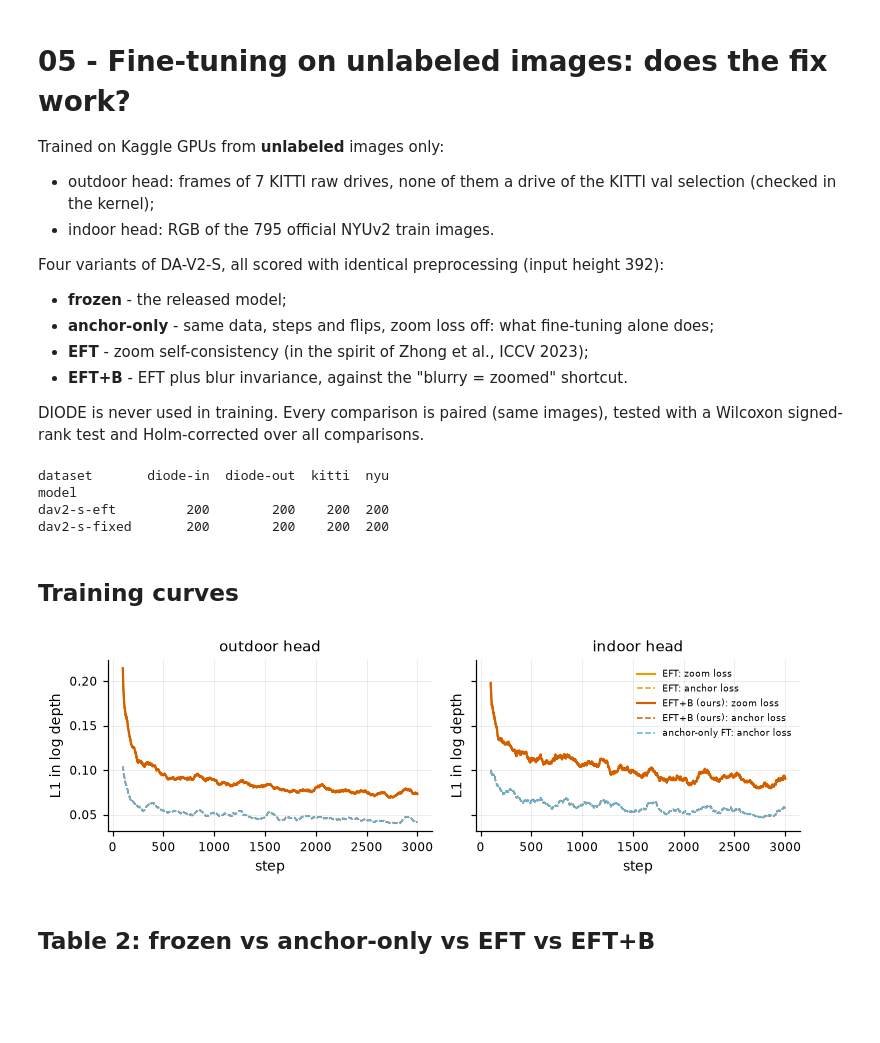
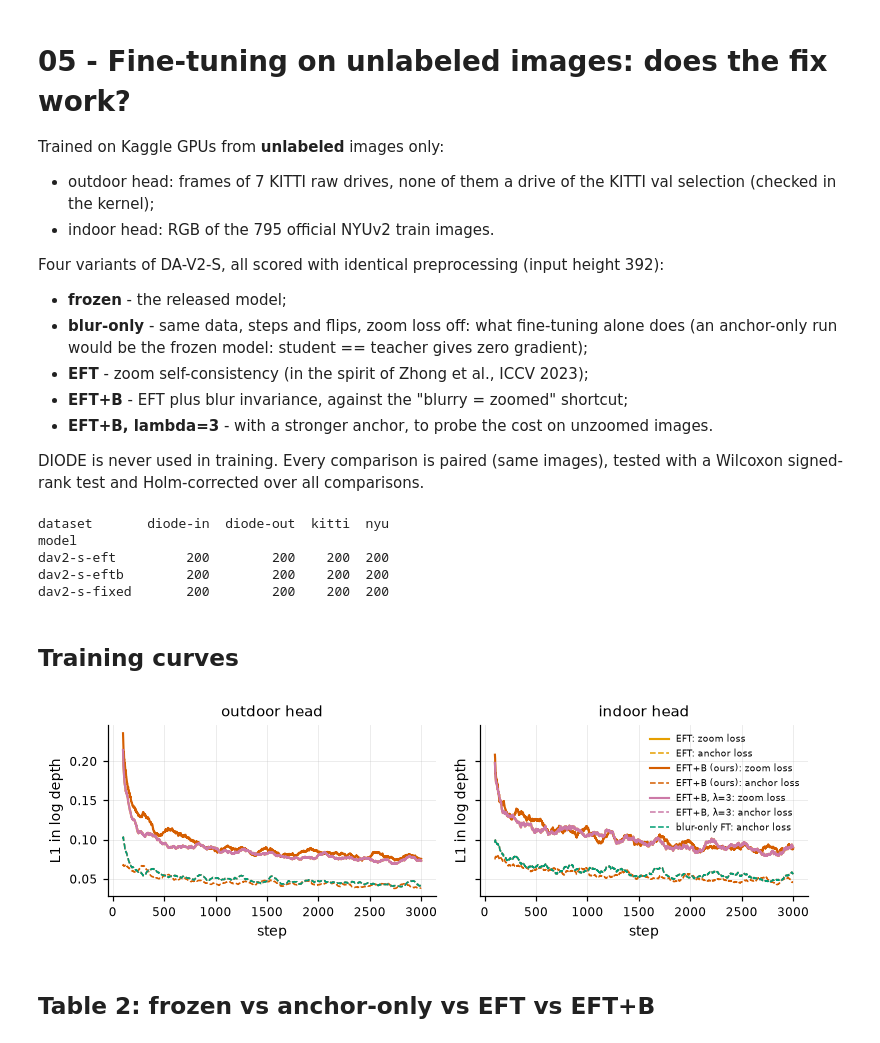
Before and after one commit to rabeyanoor/zoom-equivariance, a Jupyter notebook: notebooks/05_eft_results.ipynb, the cells around one changed output. Drawn from its saved outputs; the diff is of its cells as text; code cells hidden in the pictures; blank space fills up the shorter version.

```diff
--- a/notebooks/05_eft_results.ipynb
+++ b/notebooks/05_eft_results.ipynb
@@ -8,9 +8,11 @@ Trained on Kaggle GPUs from **unlabeled** images only:
 
 Four variants of DA-V2-S, all scored with identical preprocessing (input height 392):
 - **frozen** - the released model;
-- **anchor-only** - same data, steps and flips, zoom loss off: what fine-tuning alone does;
+- **blur-only** - same data, steps and flips, zoom loss off: what fine-tuning alone does
+  (an anchor-only run would be the frozen model: student == teacher gives zero gradient);
 - **EFT** - zoom self-consistency (in the spirit of Zhong et al., ICCV 2023);
-- **EFT+B** - EFT plus blur invariance, against the "blurry = zoomed" shortcut.
+- **EFT+B** - EFT plus blur invariance, against the "blurry = zoomed" shortcut;
+- **EFT+B, lambda=3** - with a stronger anchor, to probe the cost on unzoomed images.
 
 DIODE is never used in training. Every comparison is paired (same images), tested with a
 Wilcoxon signed-rank test and Holm-corrected over all comparisons.
@@ -32,7 +34,8 @@ import plotstyle as ps
 ps.use()
 TAB = ROOT / "outputs/tables"
 EFT = ROOT / "outputs" / "eft"
-FT = ["dav2-s-fixed", "dav2-s-anchor", "dav2-s-eft", "dav2-s-eftb"]
+# anchor-only is omitted: it is the frozen model (zero loss and gradient at the start)
+FT = ["dav2-s-fixed", "dav2-s-blur", "dav2-s-eft", "dav2-s-eftb", "dav2-s-eftb3"]
 
 df = A.load()
 df = df[df.model.isin(FT)]
@@ -43,32 +46,33 @@ print(pi.groupby(["model", "dataset"]).size().unstack())
 dataset       diode-in  diode-out  kitti  nyu
 model
 dav2-s-eft         200        200    200  200
+dav2-s-eftb        200        200    200  200
 dav2-s-fixed       200        200    200  200
 # %% [markdown]
 ## Training curves
 # %%
 def train_log(tag, dom):
     # the first EFT run wrote train_log_<domain>.csv, later runs train_log_<tag>_<domain>.csv
     for f in (EFT / f"train_log_{tag}_{dom}.csv", EFT / f"train_log_{dom}.csv"):
         if f.exists():
             return pd.read_csv(f)
 
 
 fig, axes = plt.subplots(1, 2, figsize=(7.2, 2.4), sharey=True)
 for ax, dom in zip(axes, ("outdoor", "indoor")):
-    for tag, m in (("eft", "dav2-s-eft"), ("eftb", "dav2-s-eftb"), ("anchor", "dav2-s-anchor")):
+    for tag, m in (("eft", "dav2-s-eft"), ("eftb", "dav2-s-eftb"), ("eftb3", "dav2-s-eftb3"), ("blur", "dav2-s-blur")):
         log = train_log(tag, dom)
         if log is None:
             continue
-        if tag != "anchor":
+        if tag != "blur":
             ax.plot(log.step, log.l_zoom.rolling(100).mean(), color=ps.colour(m), lw=1.4, label=f"{ps.LABEL[m]}: zoom loss")
         ax.plot(log.step, log.l_anchor.rolling(100).mean(), color=ps.colour(m), lw=1, ls="--", label=f"{ps.LABEL[m]}: anchor loss")
     ax.set(title=f"{dom} head", xlabel="step", ylabel="L1 in log depth")
 axes[1].legend(fontsize=6)
 fig.tight_layout()
 ps.save(fig, "figS_eft_training")
 # %% [output]
-[figure, old version]
+[figure, new version]
 # %% [markdown]
 ## Table 2: frozen vs anchor-only vs EFT vs EFT+B
 # %%
```
Also changed, not shown: parts of 3 cells of this notebook, 9 other files.
